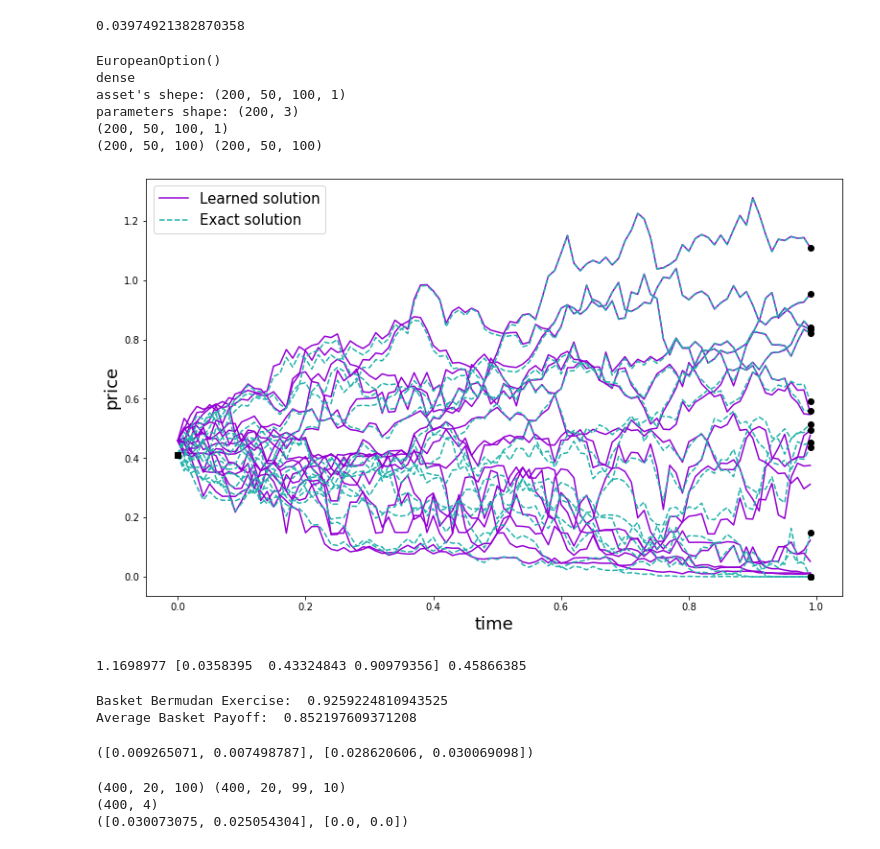
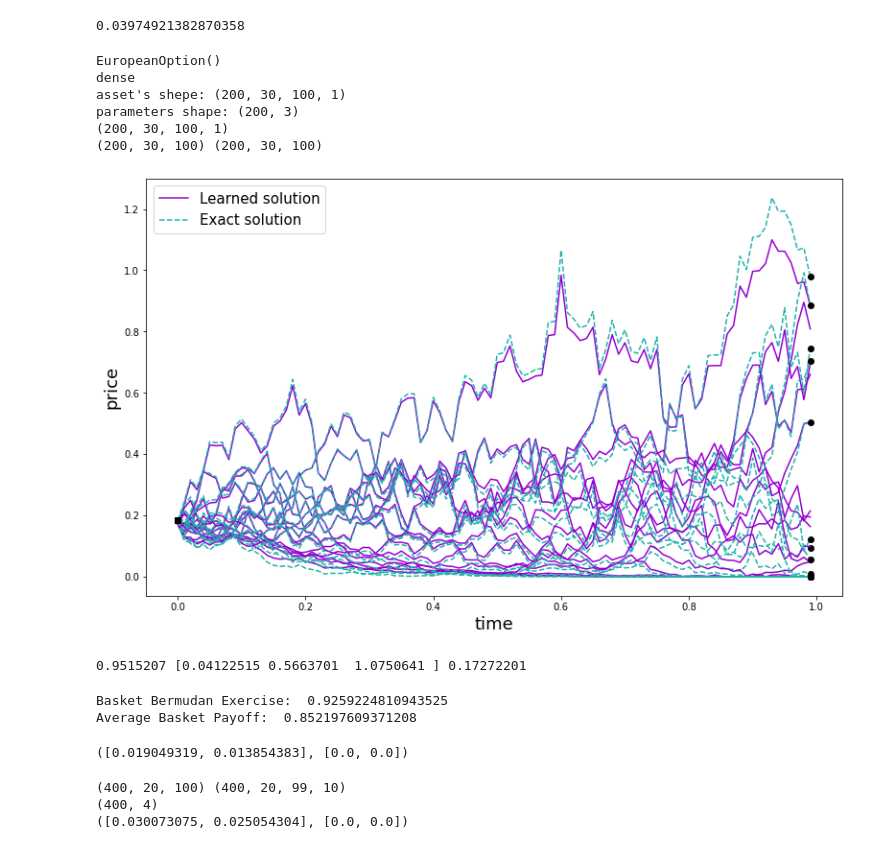
Before and after one commit to gengem777/no_bsde, a Jupyter notebook: plot_results.ipynb, the cells around one changed output. Drawn from its saved outputs; the diff is of its cells as text; code cells hidden in the pictures.

```diff
--- a/plot_results.ipynb
+++ b/plot_results.ipynb
@@ -68,7 +68,7 @@ def get_useful_series(sde_name: str, option_name: str, dim: int=1, seed: int=0,
         x_arg = x
     print(f"asset's shepe: {x_arg.shape}")
     y_pred = model.net_forward((t, x_arg, u_hat))
-    z_pred = tf.squeeze(model.z_hedge(t, x_arg, u_hat)).numpy()
+    # z_pred = tf.squeeze(model.z_hedge(t, x_arg, u_hat)).numpy()
     y_pred = tf.squeeze(y_pred).numpy()
     t_test = tf.squeeze(t).numpy()
     x_mc = tf.squeeze(np.mean(x_arg[:,:,:,:dim], axis=-1)).numpy()
@@ -80,10 +80,10 @@ def get_useful_series(sde_name: str, option_name: str, dim: int=1, seed: int=0,
 
     if (sde_name in ["GBM", "TGBM", "SV"]) and (option_name in ["European", "EuropeanPut","Swap", "TimeEuropean", "BermudanPut"]) and (dim in[1, 3, 5, 10]):
         y_true = option.exact_price(t, x, u_hat)
-        z_true = tf.squeeze(option.exact_delta(t, x, u_hat)).numpy()
+        # z_true = tf.squeeze(option.exact_delta(t, x, u_hat)).numpy()
         y_true = tf.squeeze(y_true).numpy()
 
-        return y_pred, x_mc, t_test, u, y_true, z_pred, z_true
+        return y_pred, x_mc, t_test, u, y_true, _, _
 
     if (sde_name in [ "SV"]) and (option_name in [ "Swap"]) and (dim != 1):
         y_true = option.exact_price(t, x, u_hat)
@@ -132,10 +132,10 @@ print(data[0].shape, data[4].shape)
 # %% [output]
 EuropeanOption()
 dense
-asset's shepe: (200, 50, 100, 1)
+asset's shepe: (200, 30, 100, 1)
 parameters shape: (200, 3)
-(200, 50, 100, 1)
-(200, 50, 100) (200, 50, 100)
+(200, 30, 100, 1)
+(200, 30, 100) (200, 30, 100)
 # %%
 def plot_mc_curves(t_test, y_pred, x_mc, u_hat, y_true=None):
     samples = 16
@@ -143,37 +143,37 @@ def plot_mc_curves(t_test, y_pred, x_mc, u_hat, y_true=None):
     plt.plot(t_test[0:1,:].T, y_pred[0:1,:].T,'darkviolet',label='Learned solution')
     plt.plot(t_test[0:1,:].T, y_true[0:1,:].T,'--',color='lightseagreen',label='Exact solution')
     plt.plot(t_test[0:1,-1], y_true[0:1,-1],'ko') #,label='$Y_T = u(T,X_T)$')
 
     plt.plot(t_test[1:samples,:].T, y_pred[1:samples,:].T,'darkviolet')
     plt.plot(t_test[1:samples,:].T, y_true[1:samples,:].T,'--',color='lightseagreen')
     plt.plot(t_test[1:samples,-1], y_true[1:samples,-1],'ko')
 
     plt.plot([0],y_true[0,0],'ks') # ,label='$Y_0 = u(0,X_0)$')
 
     plt.xlabel('time', fontdict={"size": 18})
     plt.ylabel('price', fontdict={"size": 18})
     #plt.title(fr'm={u_hat[-1]: 2f}, r={u_hat[0]: 2f}, $\theta$={u_hat[1]: 2f},$\kappa$={u_hat[2]: 2f}， $\sigma$={u_hat[3]: 2f}, $\rho$={u_hat[4]: 2f}')# , $\rho$={u_hat[2]: 2f}')
     plt.legend(prop={"size": 15})
     plt.show()
     print(x_mc[0,0], u_hat, y_pred[0,0])
     # plt.figure(figsize=(10, 6))
     # plt.plot(t_test[0:1,:].T, x_mc[0:1,:].T,'g',label='$X_t$')
     # plt.plot(t_test[1:samples,:].T, x_mc[1:samples,:].T,'g')
     # plt.show()
     # print("parameters:", u_hat)
     # t = (y_pred[:,0] - y_true[:,0])/(1 + y_true[:,0])
     # print(np.mean(np.abs(t)), np.std(np.abs(t)))
 
 t_test = np.load('predicted_price/t.npy')
 idx_1 = 0
-idx = 0 #27 european basket 10，
+idx = 3 #27 european basket 10，
 # for data in datas:
-plot_mc_curves(t_test[idx], data[5][idx], data[1][idx], data[3][idx], data[6][idx])
+plot_mc_curves(t_test[idx], data[0][idx], data[1][idx], data[3][idx], data[4][idx])
 # plot_mc_curves(t_test[idx], data1[0][idx], data1[1][idx], data1[3][idx], data1[4][idx])
 # plot_mc_curves(t_test[idx], data[-2][idx], data[1][idx], data[3][idx], data[-1][idx])
 # %% [output]
-[figure, old version]
+[figure, new version]
-1.1698977 [0.0358395  0.43324843 0.90979356] 0.45866385
+0.9515207 [0.04122515 0.5663701  1.0750641 ] 0.17272201
 # %%
 import QuantLib as ql
 maturity_date = ql.Date(8, 5, 2023)
@@ -286,7 +286,7 @@ def evaluate(data):
 
 print(evaluate(data))
 # %% [output]
-([0.009265071, 0.007498787], [0.028620606, 0.030069098])
+([0.019049319, 0.013854383], [0.0, 0.0])
 # %%
 import pandas as pd
 def evaluate0(data):
```
Also changed, not shown: 8 other files.
